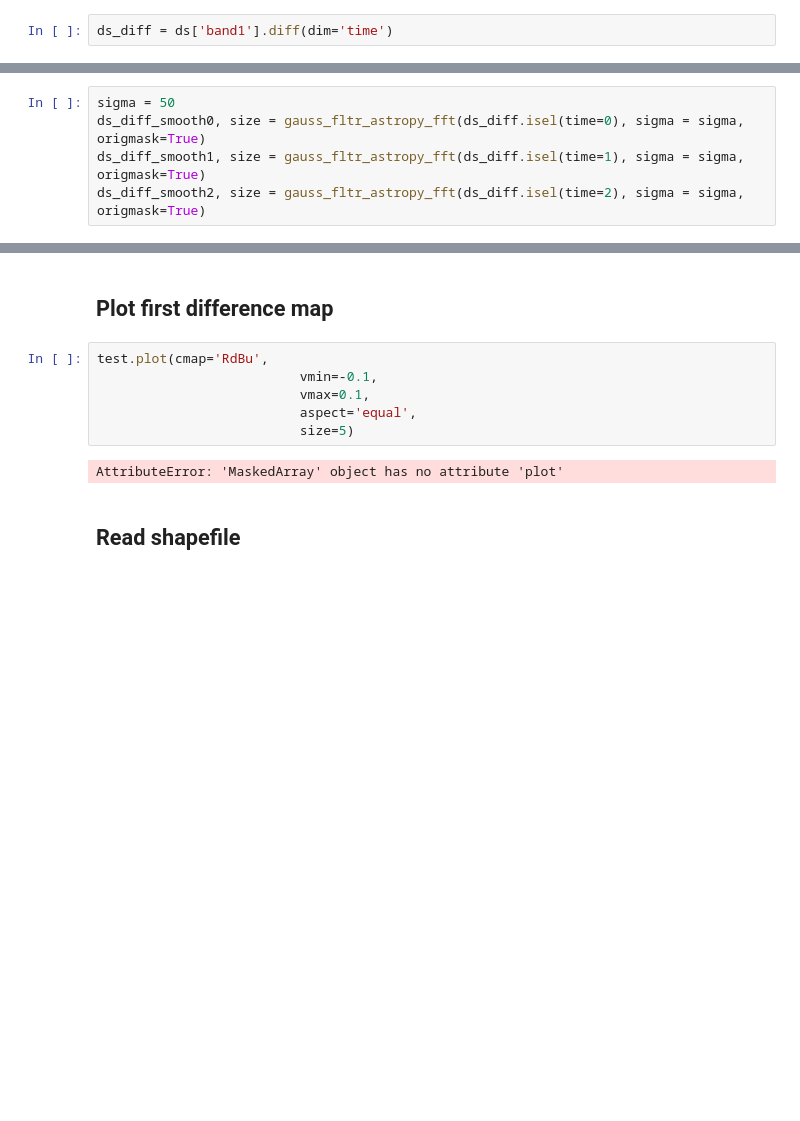
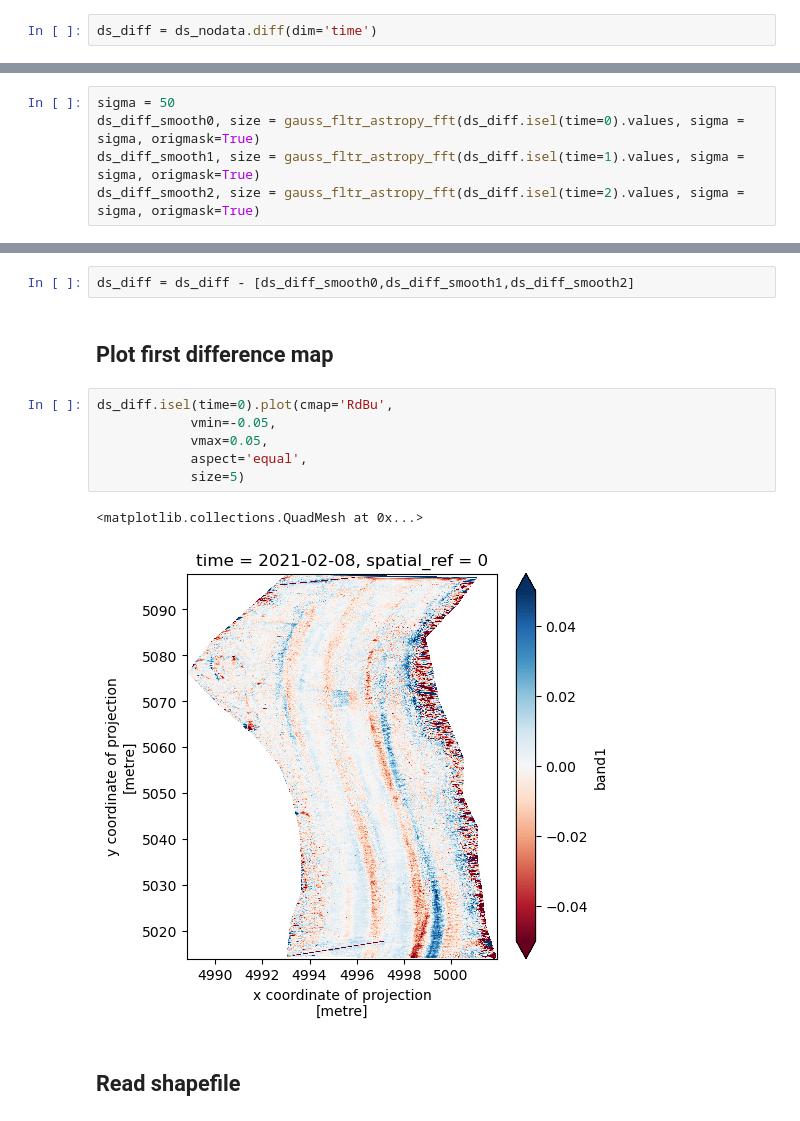
Before and after one commit to amanaster2/micro_diff, a Jupyter notebook: notebooks/stack_rasters.ipynb, the cells around one changed output, grey strips where cells are left out. Saved outputs shown, nothing was run; the diff lists cells and outputs as text; blank space fills up the shorter version.

```diff
--- a/notebooks/stack_rasters.ipynb
+++ b/notebooks/stack_rasters.ipynb
@@ -159,4 +158,4 @@ ds['band1'].isel(time=0).plot(aspect='equal',
 # %% [markdown]
 ## Compute differences for stack
 # %%
-ds_diff = ds['band1'].diff(dim='time')
+ds_diff = ds_nodata.diff(dim='time')
@@ -281,8 +255,8 @@ Attributes: (0)
 # %%
 sigma = 50
-ds_diff_smooth0, size = gauss_fltr_astropy_fft(ds_diff.isel(time=0), sigma = sigma, origmask=True)
-ds_diff_smooth1, size = gauss_fltr_astropy_fft(ds_diff.isel(time=1), sigma = sigma, origmask=True)
-ds_diff_smooth2, size = gauss_fltr_astropy_fft(ds_diff.isel(time=2), sigma = sigma, origmask=True)
+ds_diff_smooth0, size = gauss_fltr_astropy_fft(ds_diff.isel(time=0).values, sigma = sigma, origmask=True)
+ds_diff_smooth1, size = gauss_fltr_astropy_fft(ds_diff.isel(time=1).values, sigma = sigma, origmask=True)
+ds_diff_smooth2, size = gauss_fltr_astropy_fft(ds_diff.isel(time=2).values, sigma = sigma, origmask=True)
 # %% [output]
 Applying gaussian smoothing filter with size 301 and sigma 50.000 (sum 1.000)
 Applying original mask
@@ -297,13 +267,16 @@ test = ds_diff.isel(time=0).values-ds_diff_smooth0
+# %%
+ds_diff = ds_diff - [ds_diff_smooth0,ds_diff_smooth1,ds_diff_smooth2]
 # %% [markdown]
 ## Plot first difference map
 # %%
-test.plot(cmap='RdBu',
-                          vmin=-0.1,
-                          vmax=0.1,
-                          aspect='equal',
-                          size=5)
+ds_diff.isel(time=0).plot(cmap='RdBu',
+            vmin=-0.05,
+            vmax=0.05,
+            aspect='equal',
+            size=5)
 # %% [output]
-AttributeError: 'MaskedArray' object has no attribute 'plot'
+<matplotlib.collections.QuadMesh at 0x...>
+[figure, added]
 # %% [markdown]
 ## Read shapefile
 # %%
```
Also changed, not shown: parts of 16 cells of this notebook.
